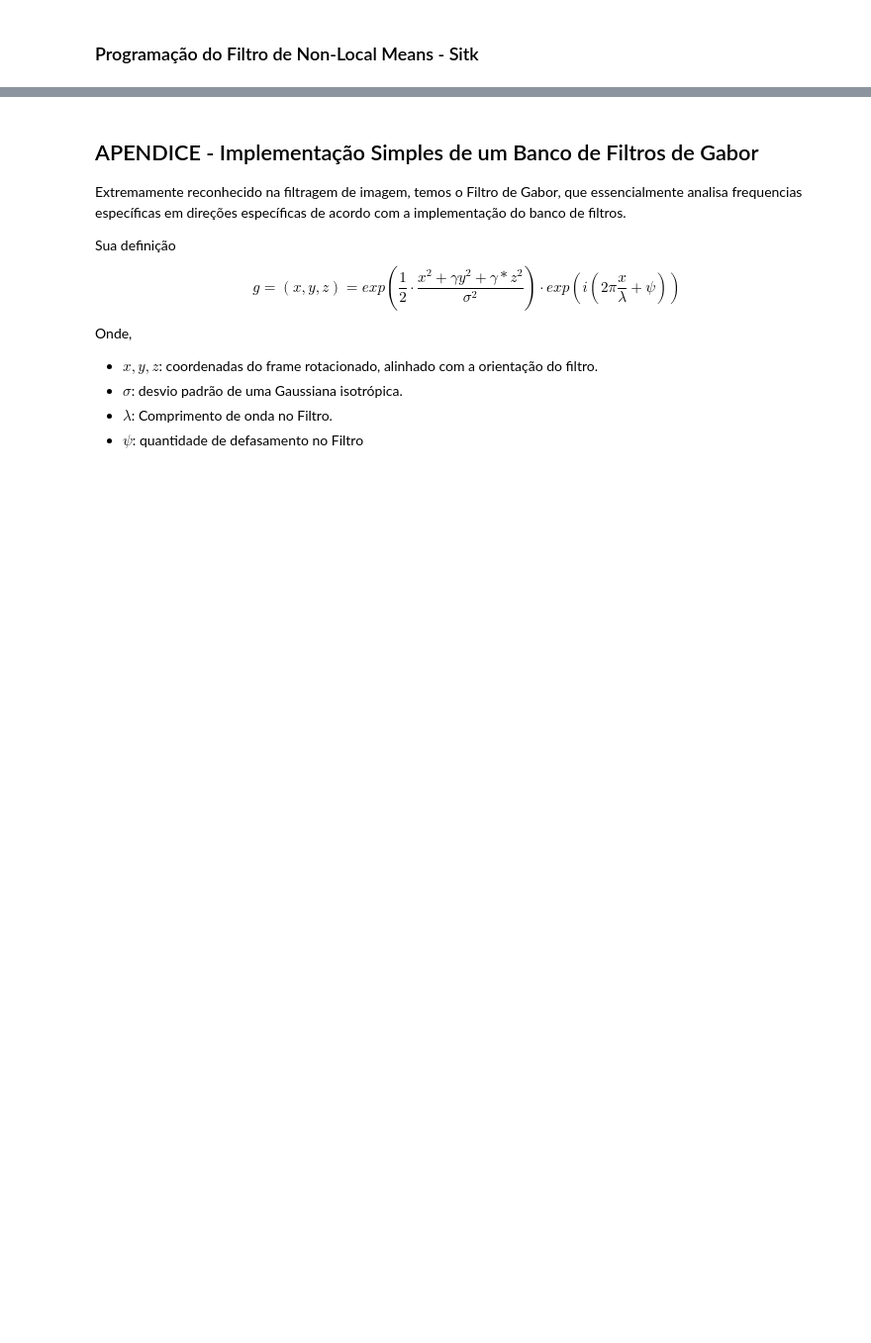
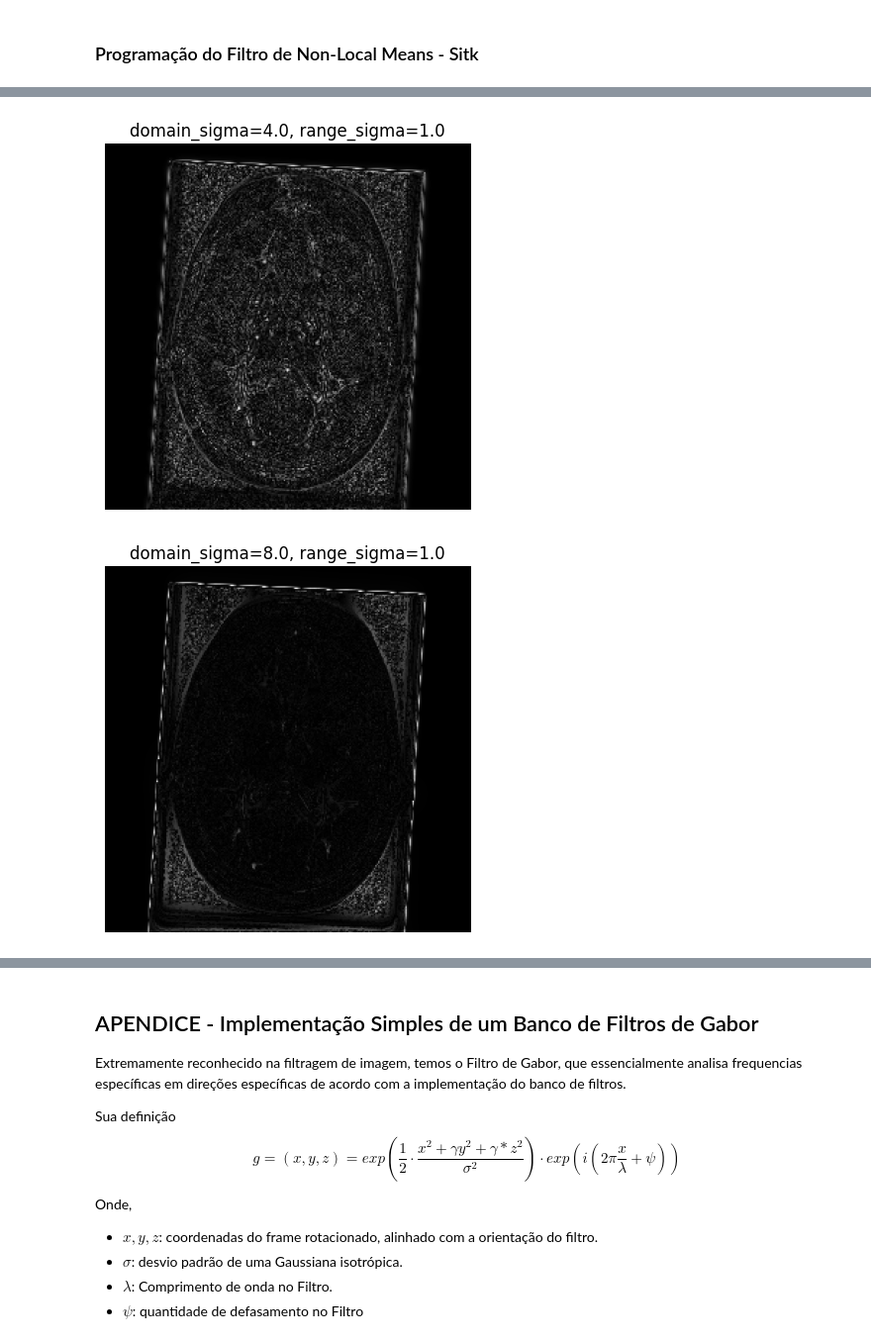
Before and after one commit to MBGustav/pdi3d-notes, a Jupyter notebook: Trabalho/Atividade-1.ipynb, the cells around one changed output, grey strips where cells are left out. Shown at 99% size. Cells and saved outputs as stored; diff of their text form; code cells hidden in the pictures; blank space fills up the shorter version.

```diff
--- a/Trabalho/Atividade-1.ipynb
+++ b/Trabalho/Atividade-1.ipynb
@@ -204,0 +292,15 @@ def volume_by_masking(reference_image, mask_img, label=None):
+# %%
+# Calculando diferença absoluta dos filtros bilaterais
+
+diff_bilateral = sitk.AbsoluteValueDifference(ref, filtered_image_bilateral)
+diff_bilateral2 = sitk.AbsoluteValueDifference(ref, filtered_image_bilateral_domain8)
+diff_bilateral3 = sitk.AbsoluteValueDifference(ref, filtered_image_bilateral_range2)
+
+
+
+show_slice(diff_bilateral, "domain_sigma=4.0, range_sigma=1.0")
+show_slice(diff_bilateral2, "domain_sigma=8.0, range_sigma=1.0")
+show_slice(diff_bilateral3, "domain_sigma=4.0, range_sigma=2.0")
+# %% [output]
+[figure, added]
+[figure, added]
```
Also changed, not shown: parts of 12 cells of this notebook, 15 other files.
